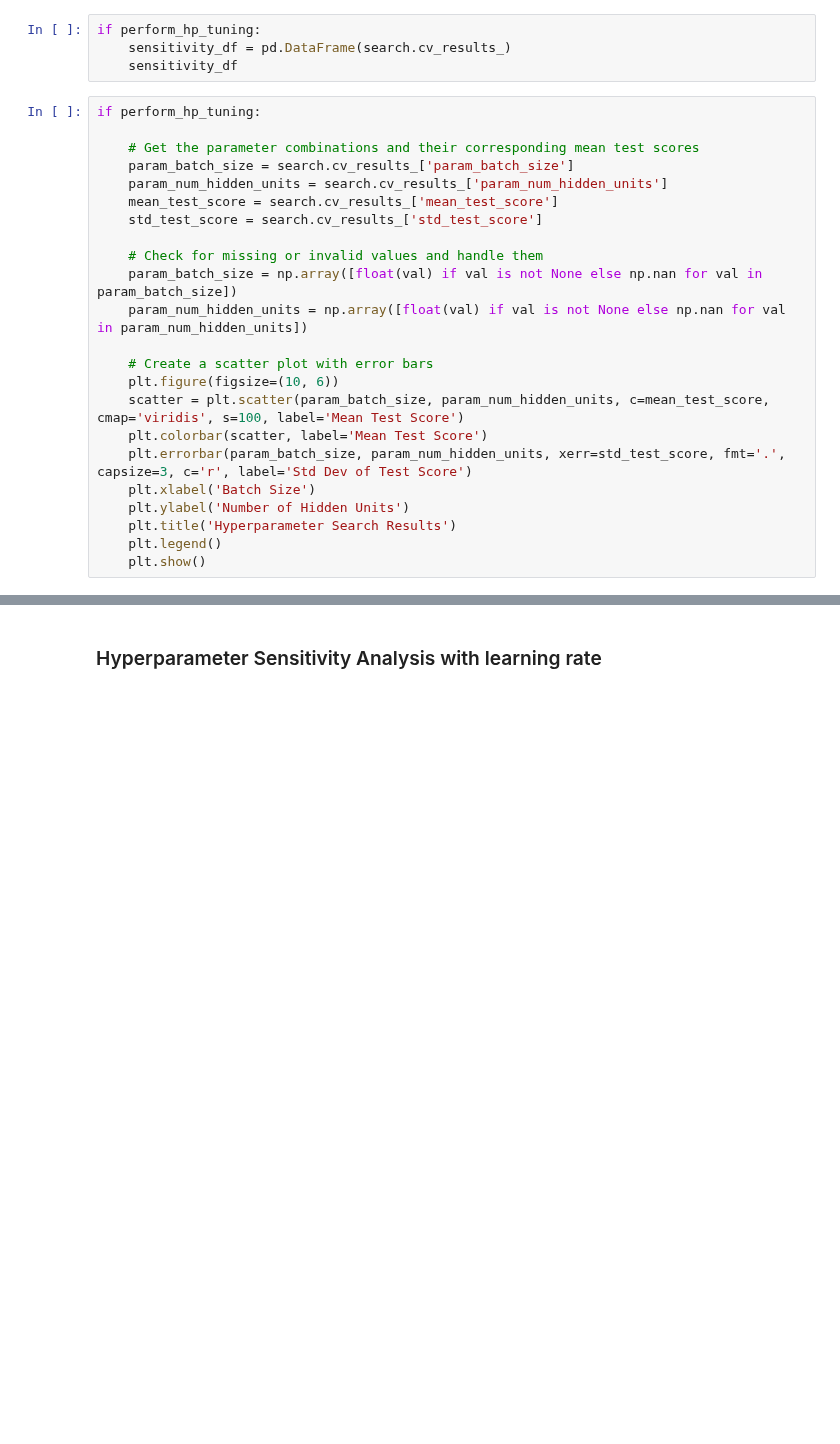
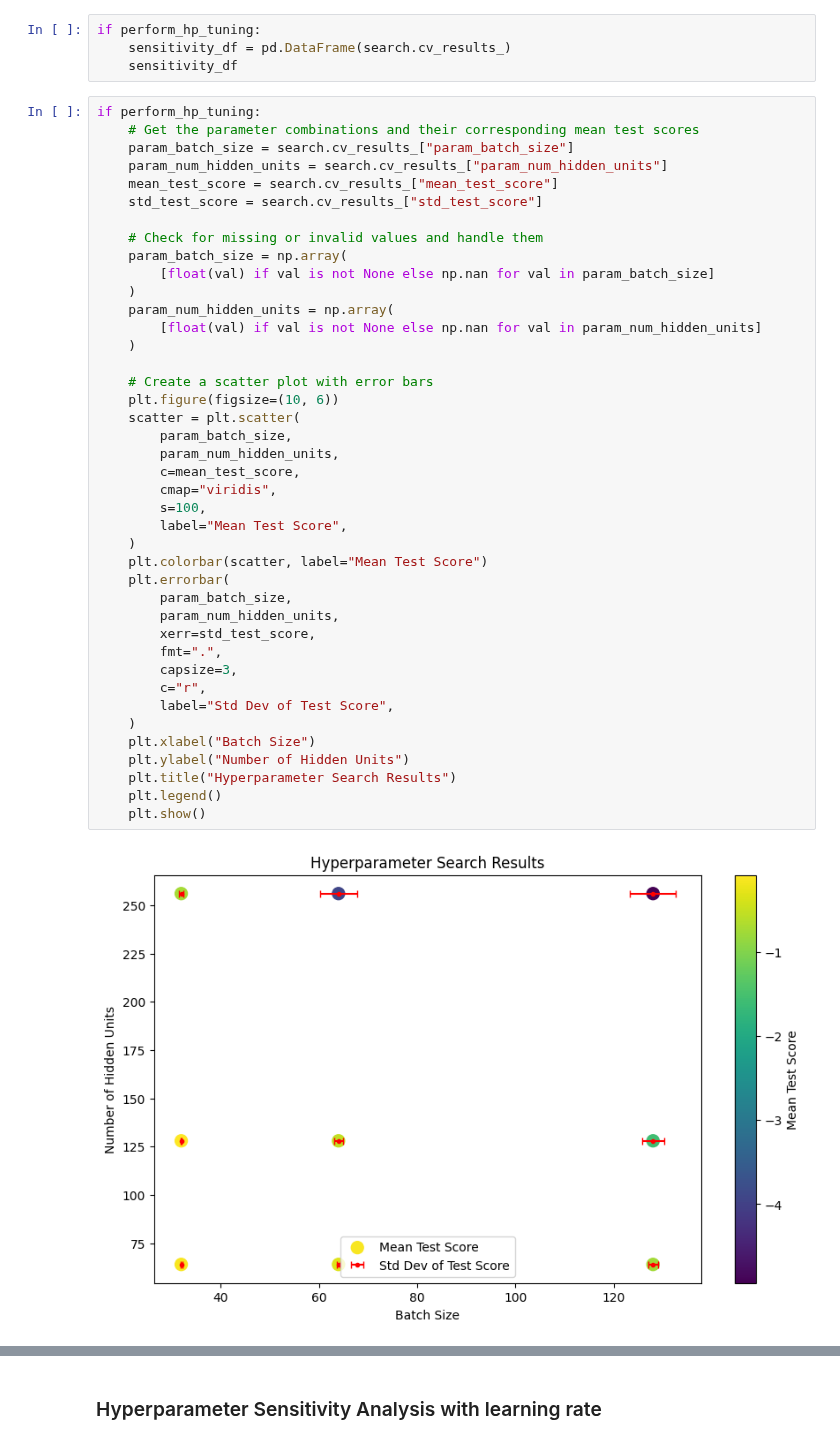
Before and after one commit to JenShumway/MADS_MilestoneII, a Jupyter notebook: modeling_supervised/modeling_feedforward_NN_regression.ipynb, the cells around one changed output, grey strips where cells are left out. Drawn from its saved outputs; the diff is of its cells as text; blank space fills up the shorter version.

```diff
--- a/modeling_supervised/modeling_feedforward_NN_regression.ipynb
+++ b/modeling_supervised/modeling_feedforward_NN_regression.ipynb
@@ -160,26 +178,46 @@ if perform_hp_tuning:
     sensitivity_df
 # %%
 if perform_hp_tuning:
-
     # Get the parameter combinations and their corresponding mean test scores
-    param_batch_size = search.cv_results_['param_batch_size']
-    param_num_hidden_units = search.cv_results_['param_num_hidden_units']
-    mean_test_score = search.cv_results_['mean_test_score']
-    std_test_score = search.cv_results_['std_test_score']
+    param_batch_size = search.cv_results_["param_batch_size"]
+    param_num_hidden_units = search.cv_results_["param_num_hidden_units"]
+    mean_test_score = search.cv_results_["mean_test_score"]
+    std_test_score = search.cv_results_["std_test_score"]
 
     # Check for missing or invalid values and handle them
-    param_batch_size = np.array([float(val) if val is not None else np.nan for val in param_batch_size])
-    param_num_hidden_units = np.array([float(val) if val is not None else np.nan for val in param_num_hidden_units])
+    param_batch_size = np.array(
+        [float(val) if val is not None else np.nan for val in param_batch_size]
+    )
+    param_num_hidden_units = np.array(
+        [float(val) if val is not None else np.nan for val in param_num_hidden_units]
+    )
 
     # Create a scatter plot with error bars
     plt.figure(figsize=(10, 6))
-    scatter = plt.scatter(param_batch_size, param_num_hidden_units, c=mean_test_score, cmap='viridis', s=100, label='Mean Test Score')
-    plt.colorbar(scatter, label='Mean Test Score')
-    plt.errorbar(param_batch_size, param_num_hidden_units, xerr=std_test_score, fmt='.', capsize=3, c='r', label='Std Dev of Test Score')
-    plt.xlabel('Batch Size')
-    plt.ylabel('Number of Hidden Units')
-    plt.title('Hyperparameter Search Results')
+    scatter = plt.scatter(
+        param_batch_size,
+        param_num_hidden_units,
+        c=mean_test_score,
+        cmap="viridis",
+        s=100,
+        label="Mean Test Score",
+    )
+    plt.colorbar(scatter, label="Mean Test Score")
+    plt.errorbar(
+        param_batch_size,
+        param_num_hidden_units,
+        xerr=std_test_score,
+        fmt=".",
+        capsize=3,
+        c="r",
+        label="Std Dev of Test Score",
+    )
+    plt.xlabel("Batch Size")
+    plt.ylabel("Number of Hidden Units")
+    plt.title("Hyperparameter Search Results")
     plt.legend()
     plt.show()
+# %% [output]
+[figure, added]
 # %%
 if perform_hp_tuning:
```
Also changed, not shown: parts of 20 cells of this notebook, 2 other files.
